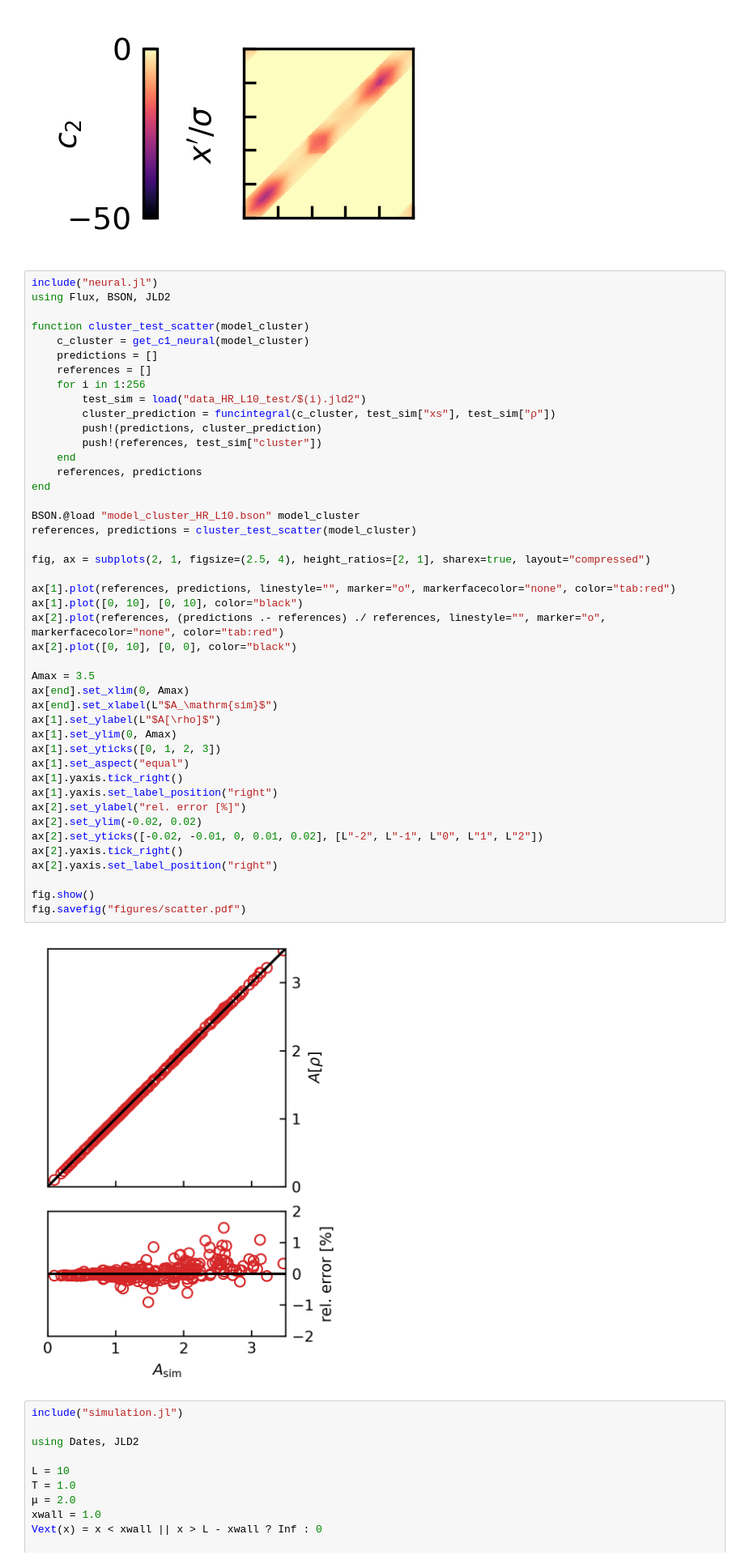
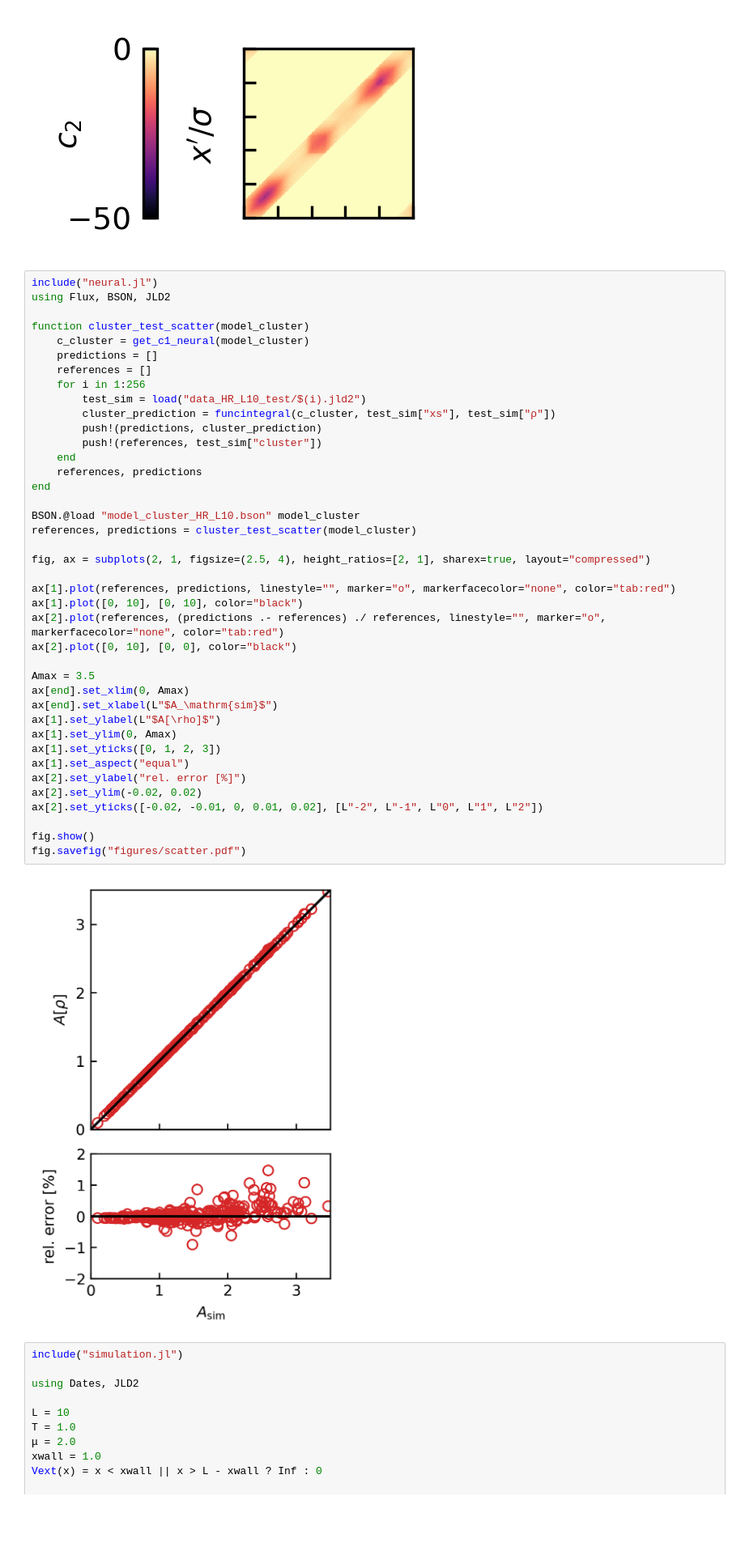
Before and after one commit to sfalmo/HyperDFT, a Jupyter notebook: plots.ipynb, the cells around one changed output. Shown: that part at 81% size. Cells and saved outputs as stored; diff of their text form; blank space fills up the shorter version.

```diff
--- a/plots.ipynb
+++ b/plots.ipynb
@@ -89,38 +89,34 @@ function cluster_test_scatter(model_cluster)
         push!(predictions, cluster_prediction)
         push!(references, test_sim["cluster"])
     end
     references, predictions
 end
 
 BSON.@load "model_cluster_HR_L10.bson" model_cluster
 references, predictions = cluster_test_scatter(model_cluster)
 
 fig, ax = subplots(2, 1, figsize=(2.5, 4), height_ratios=[2, 1], sharex=true, layout="compressed")
 
 ax[1].plot(references, predictions, linestyle="", marker="o", markerfacecolor="none", color="tab:red")
 ax[1].plot([0, 10], [0, 10], color="black")
 ax[2].plot(references, (predictions .- references) ./ references, linestyle="", marker="o", markerfacecolor="none", color="tab:red")
 ax[2].plot([0, 10], [0, 0], color="black")
 
 Amax = 3.5
 ax[end].set_xlim(0, Amax)
 ax[end].set_xlabel(L"$A_\mathrm{sim}$")
 ax[1].set_ylabel(L"$A[\rho]$")
 ax[1].set_ylim(0, Amax)
 ax[1].set_yticks([0, 1, 2, 3])
 ax[1].set_aspect("equal")
-ax[1].yaxis.tick_right()
-ax[1].yaxis.set_label_position("right")
 ax[2].set_ylabel("rel. error [%]")
 ax[2].set_ylim(-0.02, 0.02)
 ax[2].set_yticks([-0.02, -0.01, 0, 0.01, 0.02], [L"-2", L"-1", L"0", L"1", L"2"])
-ax[2].yaxis.tick_right()
-ax[2].yaxis.set_label_position("right")
 
 fig.show()
 fig.savefig("figures/scatter.pdf")
 # %% [output]
-[figure, old version]
+[figure, new version]
 # %%
 include("simulation.jl")
 
```
Also changed, not shown: parts of 1 cell of this notebook, 8 other files.
